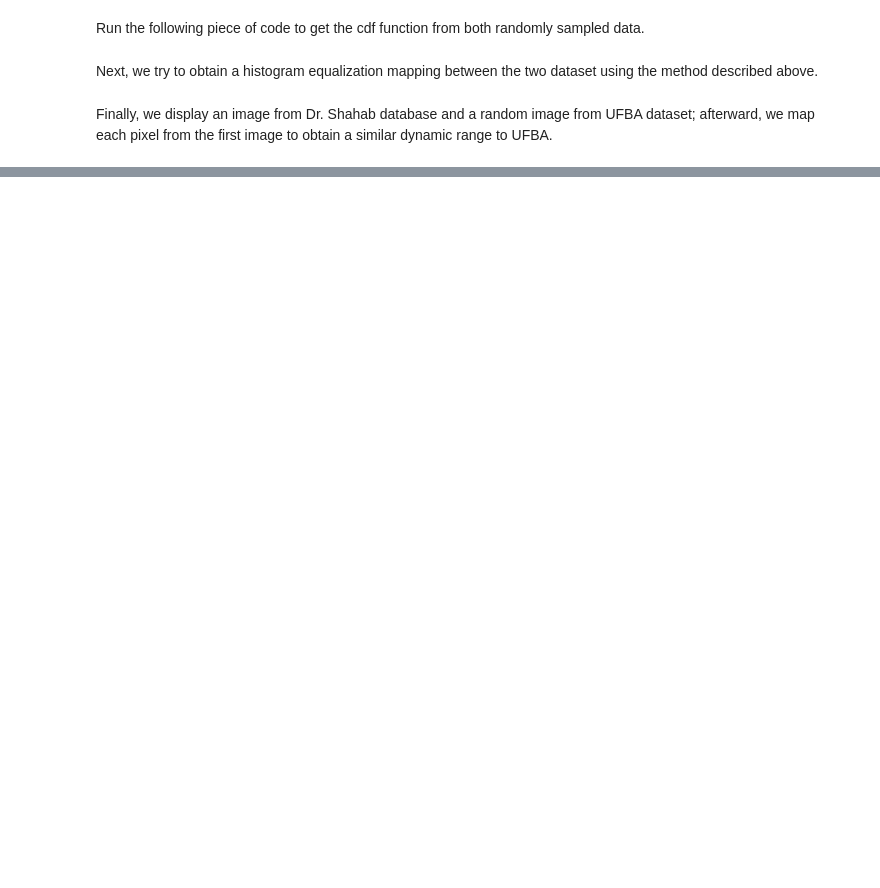
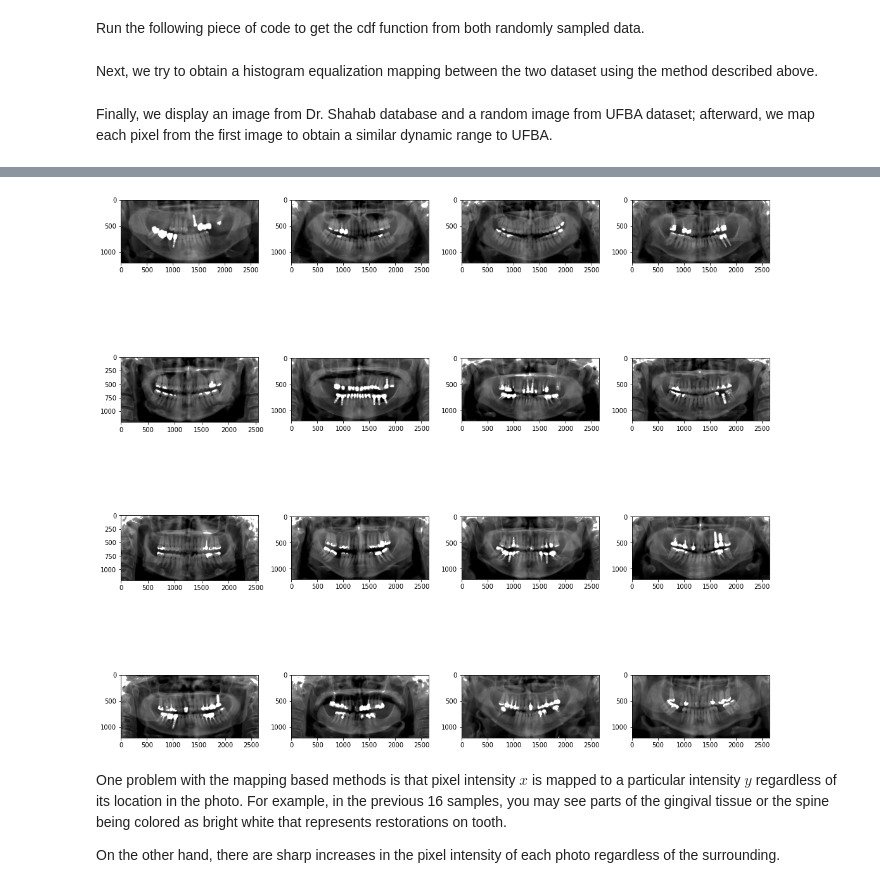
Before and after one commit to HamidrezaKmK/2times2048, a Jupyter notebook: src/preprocessing.ipynb, the cells around one changed output, grey strips where cells are left out. Drawn from its saved outputs; the diff is of its cells as text; code cells hidden in the pictures; blank space fills up the shorter version.

```diff
--- a/src/preprocessing.ipynb
+++ b/src/preprocessing.ipynb
@@ -189,0 +123,14 @@ plt.show()
+# %%
+fig = plt.figure(figsize=(15, 15))
+axes = []
+for i, img in enumerate(samples_shahab[:16]):
+  axes.append(fig.add_subplot(4, 4, i + 1))
+  plt.imshow(convert(shahab_to_brazil, img) , cmap='gray')
+fig.tight_layout()
+plt.show()
+# %% [output]
+[figure, added]
+# %% [markdown]
+One problem with the mapping based methods is that pixel intensity $x$ is mapped to a particular intensity $y$ regardless of its location in the photo. For example, in the previous 16 samples, you may see parts of the gingival tissue or the spine being colored as bright white that represents restorations on tooth.
+
+On the other hand, there are sharp increases in the pixel intensity of each photo regardless of the surrounding.
```
Also changed, not shown: parts of 21 cells of this notebook.
